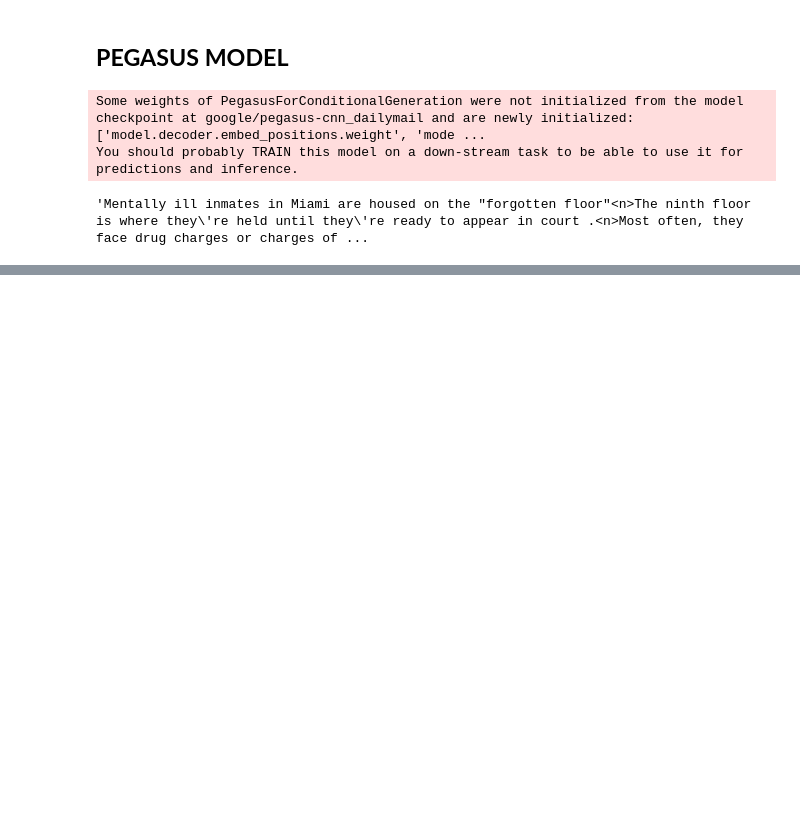
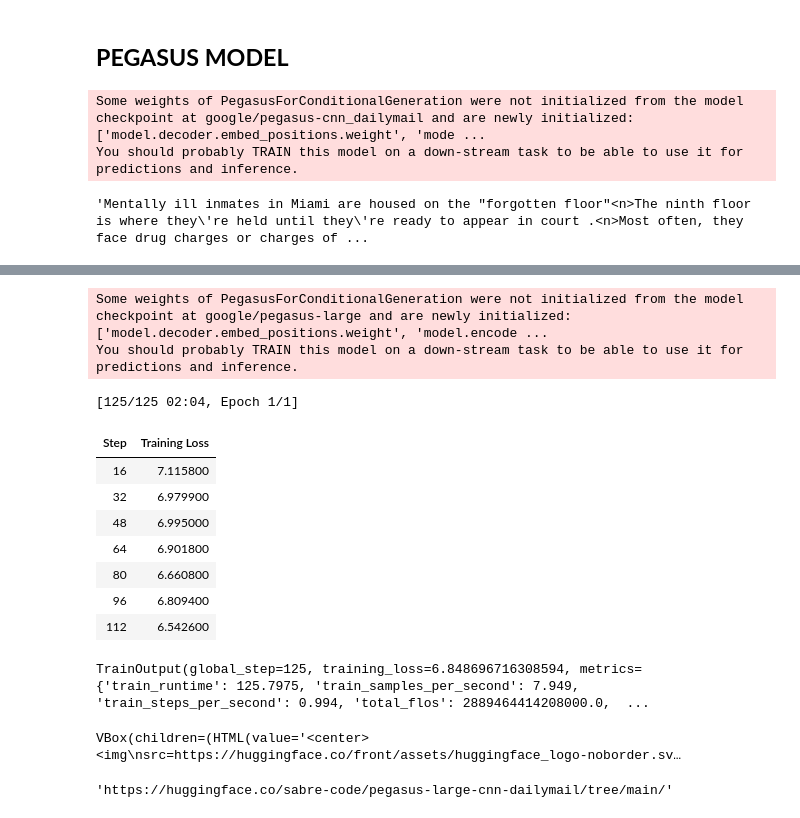
Before and after one commit to sabre-code/text-summarisation, a Jupyter notebook: text_summarisation.ipynb, the cells around one changed output, grey strips where cells are left out. Saved outputs shown, nothing was run; the diff lists cells and outputs as text; code cells hidden in the pictures; blank space fills up the shorter version.

Commit message:
initial training

```diff
--- a/text_summarisation.ipynb
+++ b/text_summarisation.ipynb
@@ -139,0 +143,4 @@ bleu_metric = evaluate.load("sacrebleu")
+# %%
+from datasets import load_dataset
+
+dataset = load_dataset("cnn_dailymail", version='3.0.0',split="train")
@@ -139,0 +217,4 @@ bleu_metric = evaluate.load("sacrebleu")
+# %%
+from transformers import DataCollatorForSeq2Seq
+
+data_collator = DataCollatorForSeq2Seq(tokenizer=tokenizer, model=checkpoint)
@@ -139,0 +223,4 @@ bleu_metric = evaluate.load("sacrebleu")
+# %%
+import evaluate
+
+rouge = evaluate.load("rouge")
@@ -139,0 +249,49 @@ bleu_metric = evaluate.load("sacrebleu")
+# %%
+from transformers import AutoModelForSeq2SeqLM, Seq2SeqTrainingArguments, Seq2SeqTrainer
+
+device = torch.device("cuda" if torch.cuda.is_available() else 'cpu')
+model = AutoModelForSeq2SeqLM.from_pretrained(checkpoint).to(device)
+
+for param in model.model.encoder.parameters():
+      param.requires_grad = False
+# %% [output]
+Some weights of PegasusForConditionalGeneration were not initialized from the model checkpoint at google/pegasus-large and are newly initialized: ['model.decoder.embed_positions.weight', 'model.encode ...
+You should probably TRAIN this model on a down-stream task to be able to use it for predictions and inference.
+# %%
+
+
+training_args = Seq2SeqTrainingArguments(
+    output_dir="pegasus-large-cnn-dailymail",
+    learning_rate=2e-5,
+    per_device_train_batch_size=8,
+    per_device_eval_batch_size=8,
+    weight_decay=0.01,
+    save_total_limit=3,
+    num_train_epochs=1,
+    fp16 = True,
+    logging_steps = 16,
+    predict_with_generate=True,
+)
+
+trainer = Seq2SeqTrainer(
+    model=model,
+    args=training_args,
+    train_dataset=train_dataset,
+    eval_dataset=test_dataset,
+    tokenizer=tokenizer,
+    data_collator=data_collator,
+    compute_metrics=compute_metrics,
+)
+
+trainer.train()
+# %% [output]
+[125/125 02:04, Epoch 1/1]
+| Step | Training Loss |
+| 16 | 7.115800 |
+| 32 | 6.979900 |
+| 48 | 6.995000 |
+| 64 | 6.901800 |
+| 80 | 6.660800 |
+| 96 | 6.809400 |
+| 112 | 6.542600 |
+TrainOutput(global_step=125, training_loss=6.848696716308594, metrics={'train_runtime': 125.7975, 'train_samples_per_second': 7.949, 'train_steps_per_second': 0.994, 'total_flos': 2889464414208000.0,  ...
@@ -139,0 +300,8 @@ bleu_metric = evaluate.load("sacrebleu")
+# %%
+from huggingface_hub import notebook_login
+
+notebook_login()
+trainer.push_to_hub()
+# %% [output]
+VBox(children=(HTML(value='<center> <img\nsrc=https://huggingface.co/front/assets/huggingface_logo-noborder.sv…
+'https://huggingface.co/sabre-code/pegasus-large-cnn-dailymail/tree/main/'
```
Also changed, not shown: parts of 16 cells of this notebook.
